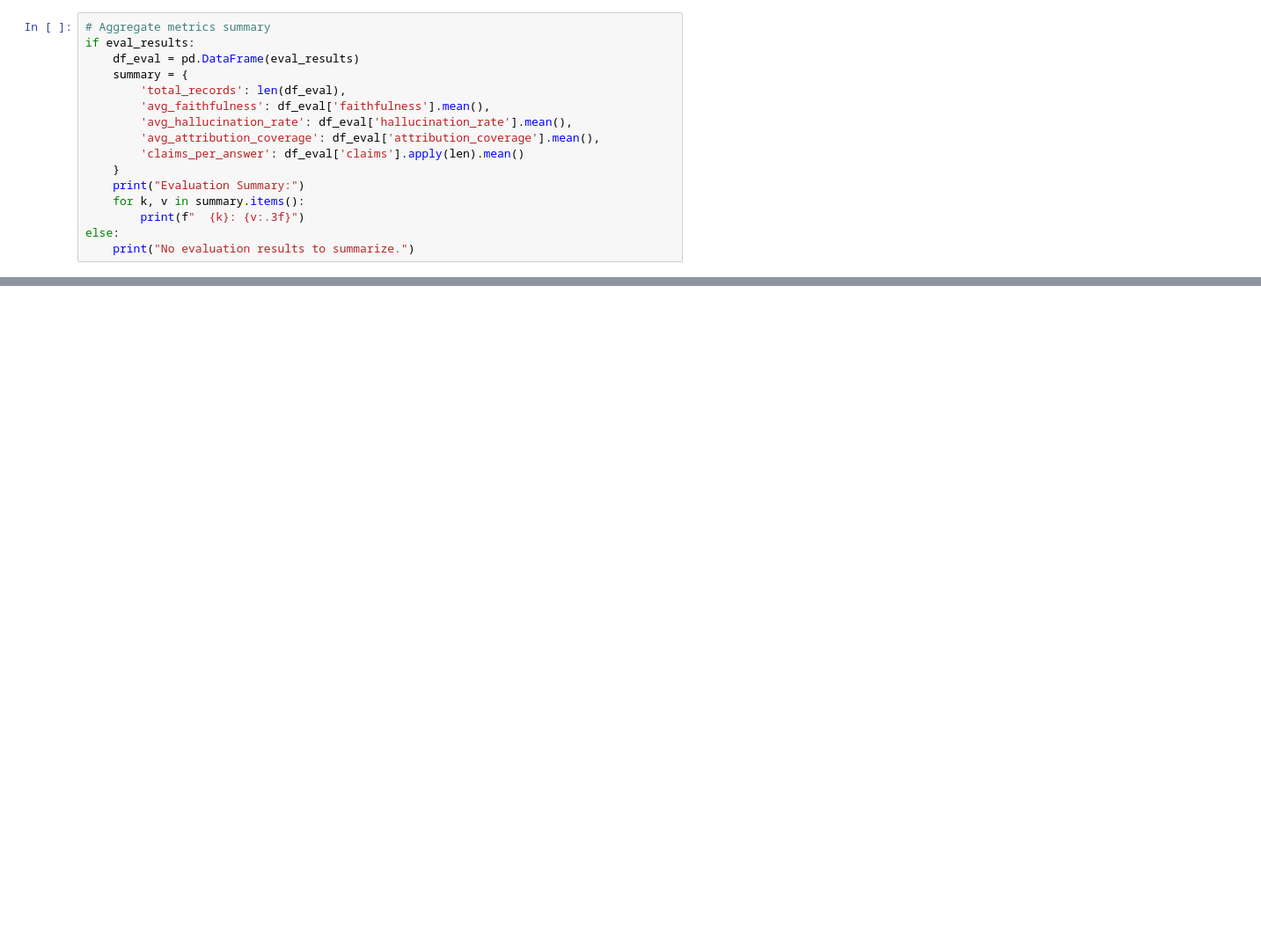
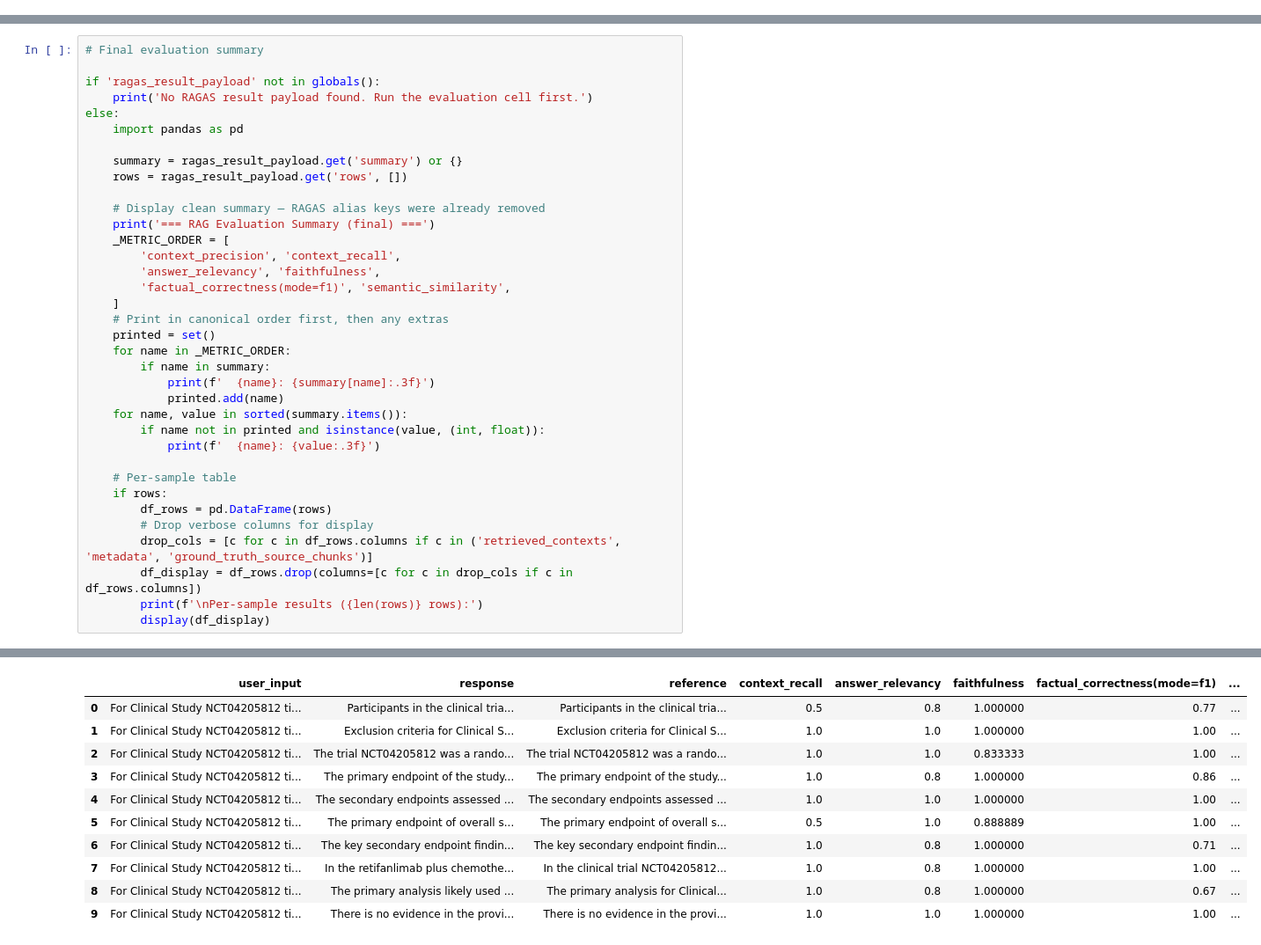
Before and after one commit to andresrogers/ai-clinical-trials-rag, a Jupyter notebook: notebooks/04_rag_evaluation.ipynb, the cells around one changed output, grey strips where cells are left out. Shown at 88% size. Drawn from its saved outputs; the diff is of its cells as text; blank space fills up the shorter version.

```diff
--- a/notebooks/04_rag_evaluation.ipynb
+++ b/notebooks/04_rag_evaluation.ipynb
@@ -113,16 +48,0 @@ print(f"Evaluated {len(eval_results)} records.")
-# %%
-# Aggregate metrics summary
-if eval_results:
-    df_eval = pd.DataFrame(eval_results)
-    summary = {
-        'total_records': len(df_eval),
-        'avg_faithfulness': df_eval['faithfulness'].mean(),
-        'avg_hallucination_rate': df_eval['hallucination_rate'].mean(),
-        'avg_attribution_coverage': df_eval['attribution_coverage'].mean(),
-        'claims_per_answer': df_eval['claims'].apply(len).mean()
-    }
-    print("Evaluation Summary:")
-    for k, v in summary.items():
-        print(f"  {k}: {v:.3f}")
-else:
-    print("No evaluation results to summarize.")
@@ -128,0 +261,37 @@ else:
+# %%
+# Final evaluation summary
+
+if 'ragas_result_payload' not in globals():
+    print('No RAGAS result payload found. Run the evaluation cell first.')
+else:
+    import pandas as pd
+
+    summary = ragas_result_payload.get('summary') or {}
+    rows = ragas_result_payload.get('rows', [])
+
+    # Display clean summary — RAGAS alias keys were already removed
+    print('=== RAG Evaluation Summary (final) ===')
+    _METRIC_ORDER = [
+        'context_precision', 'context_recall',
+        'answer_relevancy', 'faithfulness',
+        'factual_correctness(mode=f1)', 'semantic_similarity',
+    ]
+    # Print in canonical order first, then any extras
+    printed = set()
+    for name in _METRIC_ORDER:
+        if name in summary:
+            print(f'  {name}: {summary[name]:.3f}')
+            printed.add(name)
+    for name, value in sorted(summary.items()):
+        if name not in printed and isinstance(value, (int, float)):
+            print(f'  {name}: {value:.3f}')
+
+    # Per-sample table
+    if rows:
+        df_rows = pd.DataFrame(rows)
+        # Drop verbose columns for display
+        drop_cols = [c for c in df_rows.columns if c in ('retrieved_contexts', 'metadata', 'ground_truth_source_chunks')]
+        df_display = df_rows.drop(columns=[c for c in drop_cols if c in df_rows.columns])
+        print(f'\nPer-sample results ({len(rows)} rows):')
+        display(df_display)
+# %% [output]
@@ -128,0 +307,11 @@ else:
+|  | user_input | response | reference | context_recall | answer_relevancy | faithfulness | factual_correctness(mode=f1) | ... |
+| 0 | For Clinical Study NCT04205812 ti... | Participants in the clinical tria... | Participants in the clinical tria... | 0.5 | 0.8 | 1.000000 | 0.77 | ... |
+| 1 | For Clinical Study NCT04205812 ti... | Exclusion criteria for Clinical S... | Exclusion criteria for Clinical S... | 1.0 | 1.0 | 1.000000 | 1.00 | ... |
+| 2 | For Clinical Study NCT04205812 ti... | The trial NCT04205812 was a rando... | The trial NCT04205812 was a rando... | 1.0 | 1.0 | 0.833333 | 1.00 | ... |
+| 3 | For Clinical Study NCT04205812 ti... | The primary endpoint of the study... | The primary endpoint of the study... | 1.0 | 0.8 | 1.000000 | 0.86 | ... |
+| 4 | For Clinical Study NCT04205812 ti... | The secondary endpoints assessed ... | The secondary endpoints assessed ... | 1.0 | 1.0 | 1.000000 | 1.00 | ... |
+| 5 | For Clinical Study NCT04205812 ti... | The primary endpoint of overall s... | The primary endpoint of overall s... | 0.5 | 1.0 | 0.888889 | 1.00 | ... |
+| 6 | For Clinical Study NCT04205812 ti... | The key secondary endpoint findin... | The key secondary endpoint findin... | 1.0 | 0.8 | 1.000000 | 0.71 | ... |
+| 7 | For Clinical Study NCT04205812 ti... | In the retifanlimab plus chemothe... | In the clinical trial NCT04205812... | 1.0 | 0.8 | 1.000000 | 1.00 | ... |
+| 8 | For Clinical Study NCT04205812 ti... | The primary analysis likely used ... | The primary analysis for Clinical... | 1.0 | 0.8 | 1.000000 | 0.67 | ... |
+| 9 | For Clinical Study NCT04205812 ti... | There is no evidence in the provi... | There is no evidence in the provi... | 1.0 | 1.0 | 1.000000 | 1.00 | ... |
```
Also changed, not shown: parts of 11 cells of this notebook, 27 other files.
